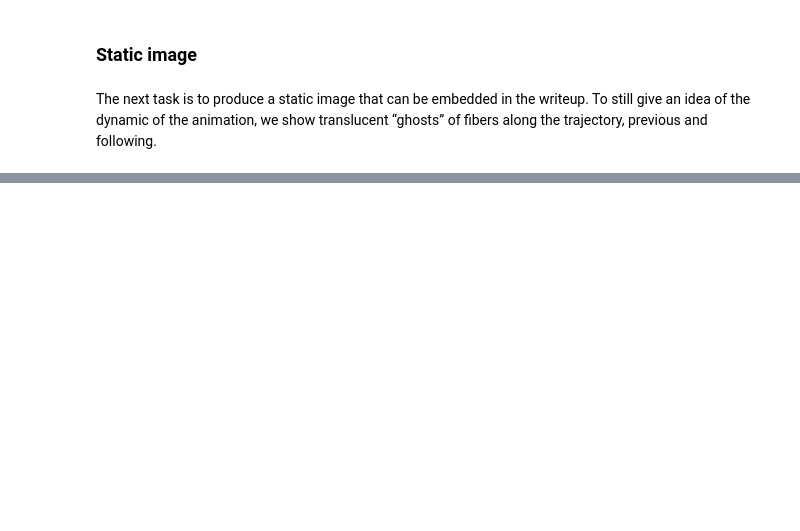
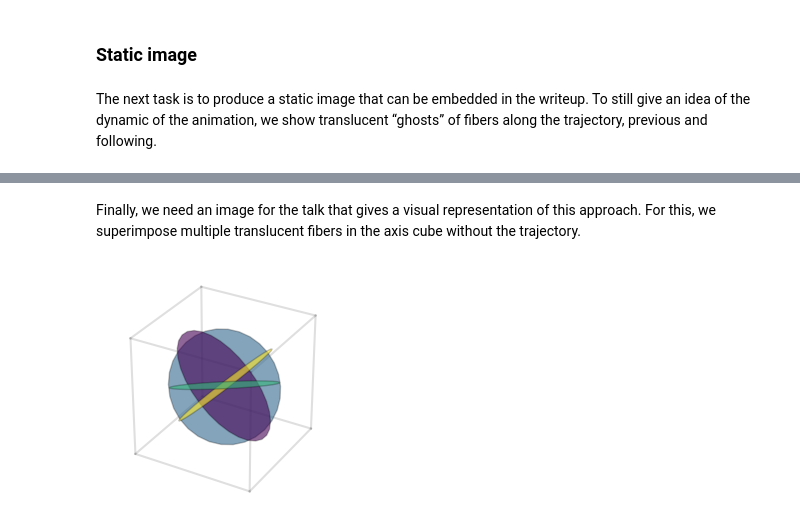
Before and after one commit to laurasaizz/Visualization-S3, a Jupyter notebook: fibers-animate.ipynb, the cells around one changed output, grey strips where cells are left out. Saved outputs shown, nothing was run; the diff lists cells and outputs as text; code cells hidden in the pictures; blank space fills up the shorter version.

```diff
--- a/fibers-animate.ipynb
+++ b/fibers-animate.ipynb
@@ -200,0 +201,16 @@ plt.show()
+# %% [markdown]
+Finally, we need an image for the talk that gives a visual representation of this approach.
+For this, we superimpose multiple translucent fibers in the axis cube without the trajectory.
+# %%
+fiber_alpha = 0.6
+
+fig, ax = plt.subplots(1, 1, figsize=(3,3), subplot_kw={"projection": '3d', "box_aspect": (1,1,1)}, squeeze=True)
+prep_axis_cube(ax)
+verts = [ list(fibers_coords[eidx]) for eidx in examples_idxs ]
+colors_fiber = colors[examples_idxs]
+colors_fiber[:,3] = fiber_alpha
+ax.add_collection3d(init_poly3d(np.array(verts), colors_fiber, edgecolor="#0000003C"))
+plt.savefig("fibers-animated-showcase.png", bbox_inches='tight', dpi=500)
+plt.show()
+# %% [output]
+[figure, added]
```
Also changed, not shown: parts of 6 cells of this notebook, 1 other file.
